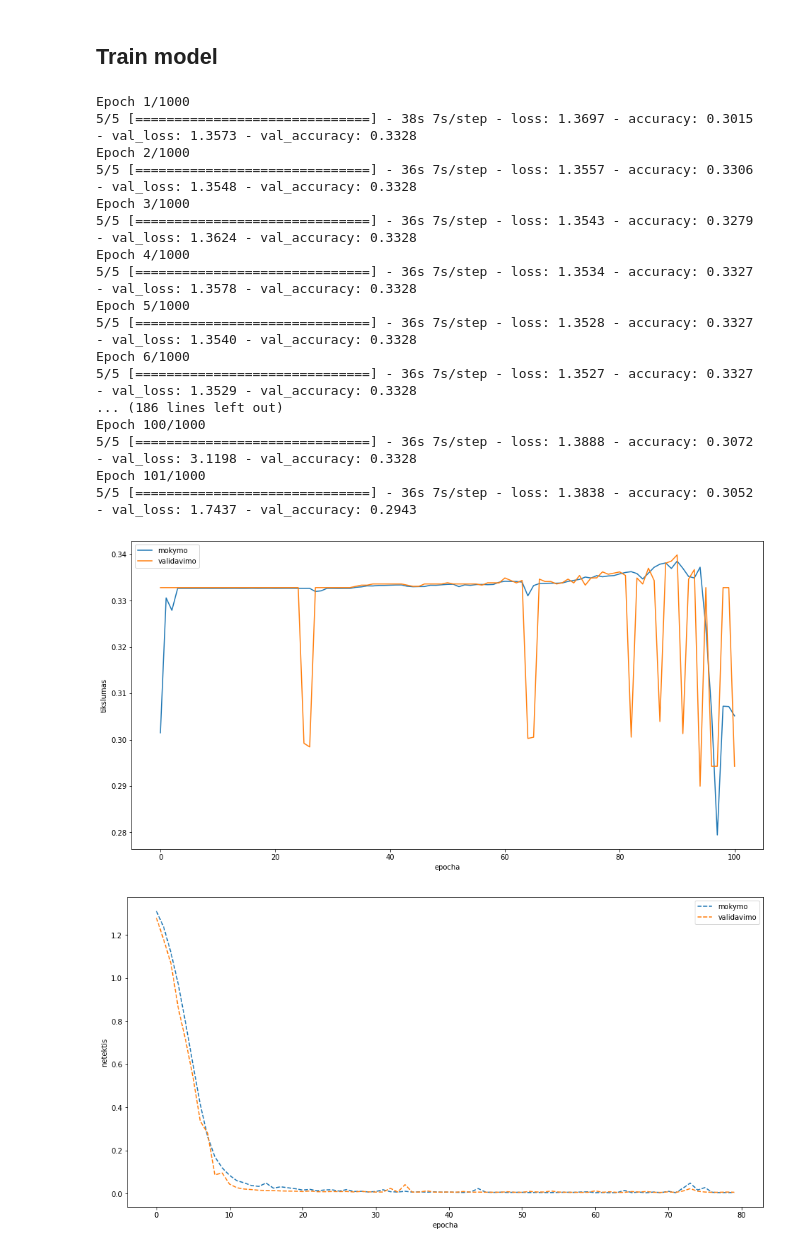
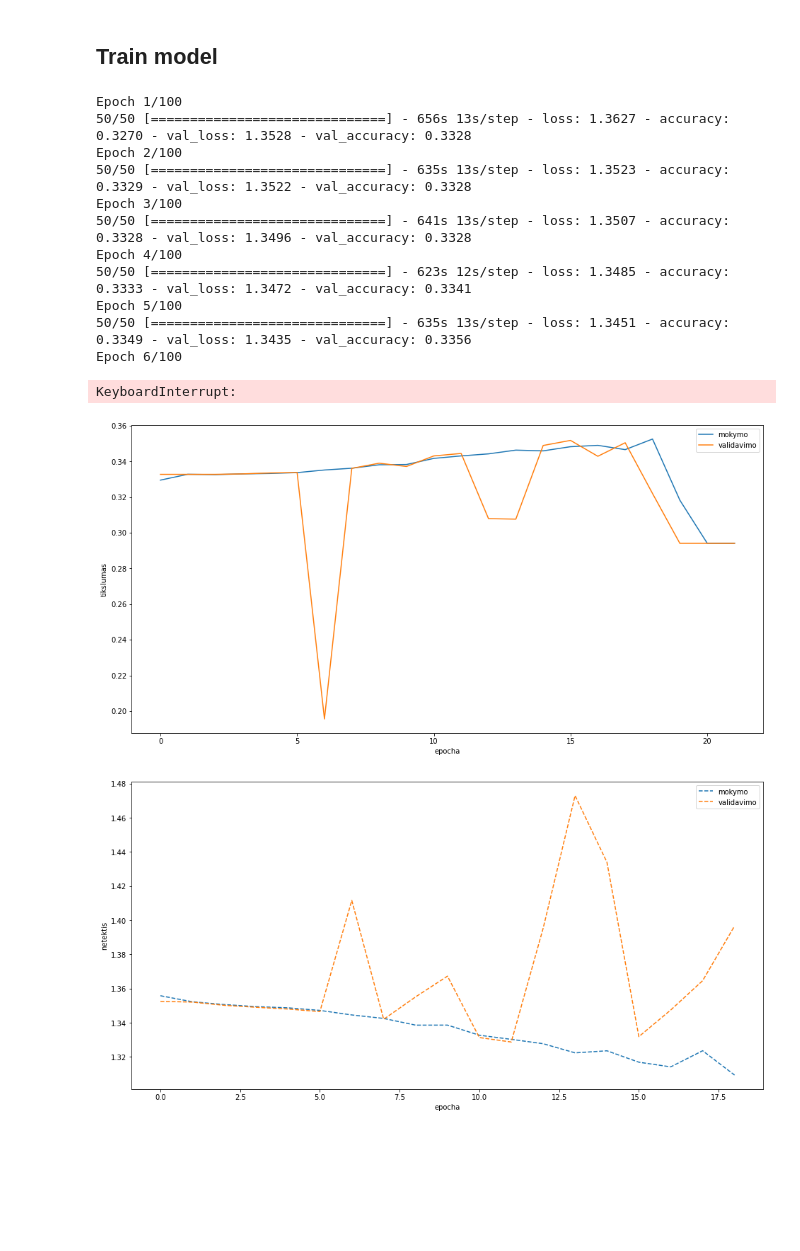
Before and after one commit to Covid-genetikai/seq2seq, a Jupyter notebook: notebooks/06-ncbi-lstm-att-batch-training.ipynb, the cells around one changed output. Drawn from its saved outputs; the diff is of its cells as text; code cells hidden in the pictures; blank space fills up the shorter version.

```diff
--- a/notebooks/06-ncbi-lstm-att-batch-training.ipynb
+++ b/notebooks/06-ncbi-lstm-att-batch-training.ipynb
@@ -45,8 +46,8 @@ print(token_index)
 (4368, 3822, 4)
 {'A': 0, 'C': 1, 'G': 2, 'T': 3}
 # %%
-X_data = encoder_input_data[:100]
-Y_data = decoder_input_data[:100]
+X_data = encoder_input_data[:1000]
+Y_data = decoder_input_data[:1000]
 print("X_data", X_data.shape)
 print("Y_data", Y_data.shape)
 # %% [output]
@@ -76,7 +68,7 @@ physical_device_desc: "device: 1, name: NVIDIA GeForce GTX 1080, pci bus id: 000
 # %% [markdown]
 ## Construct model
 # %%
-n_hidden = 32
+n_hidden = 256
 # %%
 input_train = Input(shape=(X_data.shape[1], X_data.shape[2]))
 output_train = Input(shape=(Y_data.shape[1], Y_data.shape[2]))
@@ -167,7 +157,7 @@ keras.utils.plot_model(model, to_file = 'model_plot.png', show_shapes = True, sh
 # %%
 batch_size = 16      # Batch size for training.
 patience = 10        # Patience for EarlyStop
-epochs = 1000        # Number of epochs to train for.
+epochs = 100         # Number of epochs to train for.
 # %%
 es = EarlyStopping(monitor = 'val_loss', mode = 'min', patience = patience, restore_best_weights = True)
 history = model.fit(X_data, Y_data, validation_split = 0.2,
@@ -176,23 +166,18 @@ history = model.fit(X_data, Y_data, validation_split = 0.2,
 train_mae = history.history['accuracy']
 valid_mae = history.history['val_accuracy']
 # %% [output]
-Epoch 1/1000
-5/5 [==============================] - 38s 7s/step - loss: 1.3697 - accuracy: 0.3015 - val_loss: 1.3573 - val_accuracy: 0.3328
-Epoch 2/1000
-5/5 [==============================] - 36s 7s/step - loss: 1.3557 - accuracy: 0.3306 - val_loss: 1.3548 - val_accuracy: 0.3328
-Epoch 3/1000
-5/5 [==============================] - 36s 7s/step - loss: 1.3543 - accuracy: 0.3279 - val_loss: 1.3624 - val_accuracy: 0.3328
-Epoch 4/1000
-5/5 [==============================] - 36s 7s/step - loss: 1.3534 - accuracy: 0.3327 - val_loss: 1.3578 - val_accuracy: 0.3328
-Epoch 5/1000
-5/5 [==============================] - 36s 7s/step - loss: 1.3528 - accuracy: 0.3327 - val_loss: 1.3540 - val_accuracy: 0.3328
-Epoch 6/1000
-5/5 [==============================] - 36s 7s/step - loss: 1.3527 - accuracy: 0.3327 - val_loss: 1.3529 - val_accuracy: 0.3328
-... (186 lines left out)
-Epoch 100/1000
-5/5 [==============================] - 36s 7s/step - loss: 1.3888 - accuracy: 0.3072 - val_loss: 3.1198 - val_accuracy: 0.3328
-Epoch 101/1000
-5/5 [==============================] - 36s 7s/step - loss: 1.3838 - accuracy: 0.3052 - val_loss: 1.7437 - val_accuracy: 0.2943
+Epoch 1/100
+50/50 [==============================] - 656s 13s/step - loss: 1.3627 - accuracy: 0.3270 - val_loss: 1.3528 - val_accuracy: 0.3328
+Epoch 2/100
+50/50 [==============================] - 635s 13s/step - loss: 1.3523 - accuracy: 0.3329 - val_loss: 1.3522 - val_accuracy: 0.3328
+Epoch 3/100
+50/50 [==============================] - 641s 13s/step - loss: 1.3507 - accuracy: 0.3328 - val_loss: 1.3496 - val_accuracy: 0.3328
+Epoch 4/100
+50/50 [==============================] - 623s 12s/step - loss: 1.3485 - accuracy: 0.3333 - val_loss: 1.3472 - val_accuracy: 0.3341
+Epoch 5/100
+50/50 [==============================] - 635s 13s/step - loss: 1.3451 - accuracy: 0.3349 - val_loss: 1.3435 - val_accuracy: 0.3356
+Epoch 6/100
+KeyboardInterrupt:
 # %%
 plt.plot(train_mae, label = 'mokymo')
 plt.plot(valid_mae, label = 'validavimo')
@@ -201,14 +186,14 @@ plt.xlabel('epocha')
 plt.legend()
 plt.show()
 # %% [output]
-[figure, old version]
+[figure, new version]
 # %%
-plt.plot(log.history['loss'], '--', label = 'mokymo')
-plt.plot(log.history['val_loss'], '--', label = 'validavimo')
+plt.plot(history.history['loss'], '--', label = 'mokymo')
+plt.plot(history.history['val_loss'], '--', label = 'validavimo')
 plt.ylabel('netektis')
 plt.xlabel('epocha')
 plt.legend()
 plt.show()
 # %% [output]
-[figure, old version]
+[figure, new version]
 # %%
```
Also changed, not shown: parts of 13 cells of this notebook, 49 other files.
